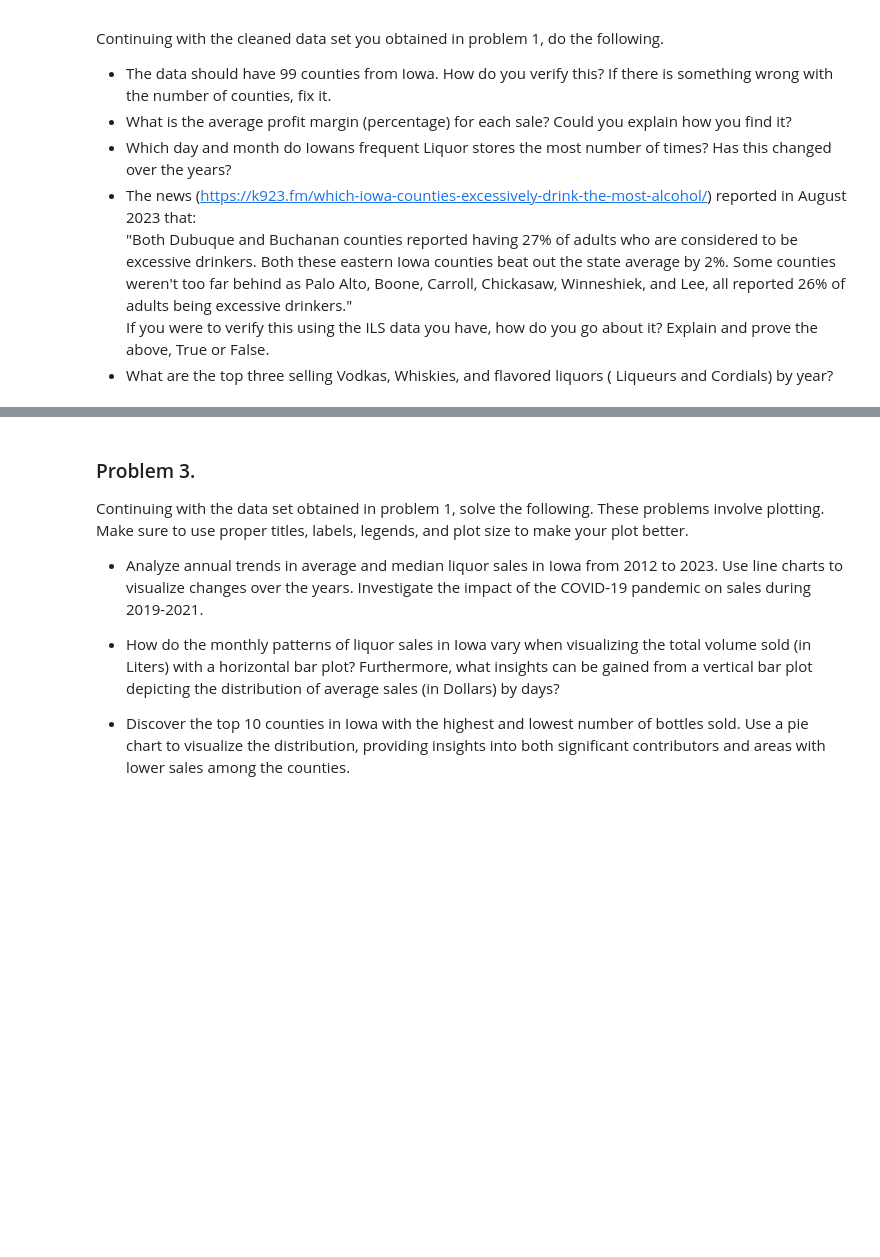
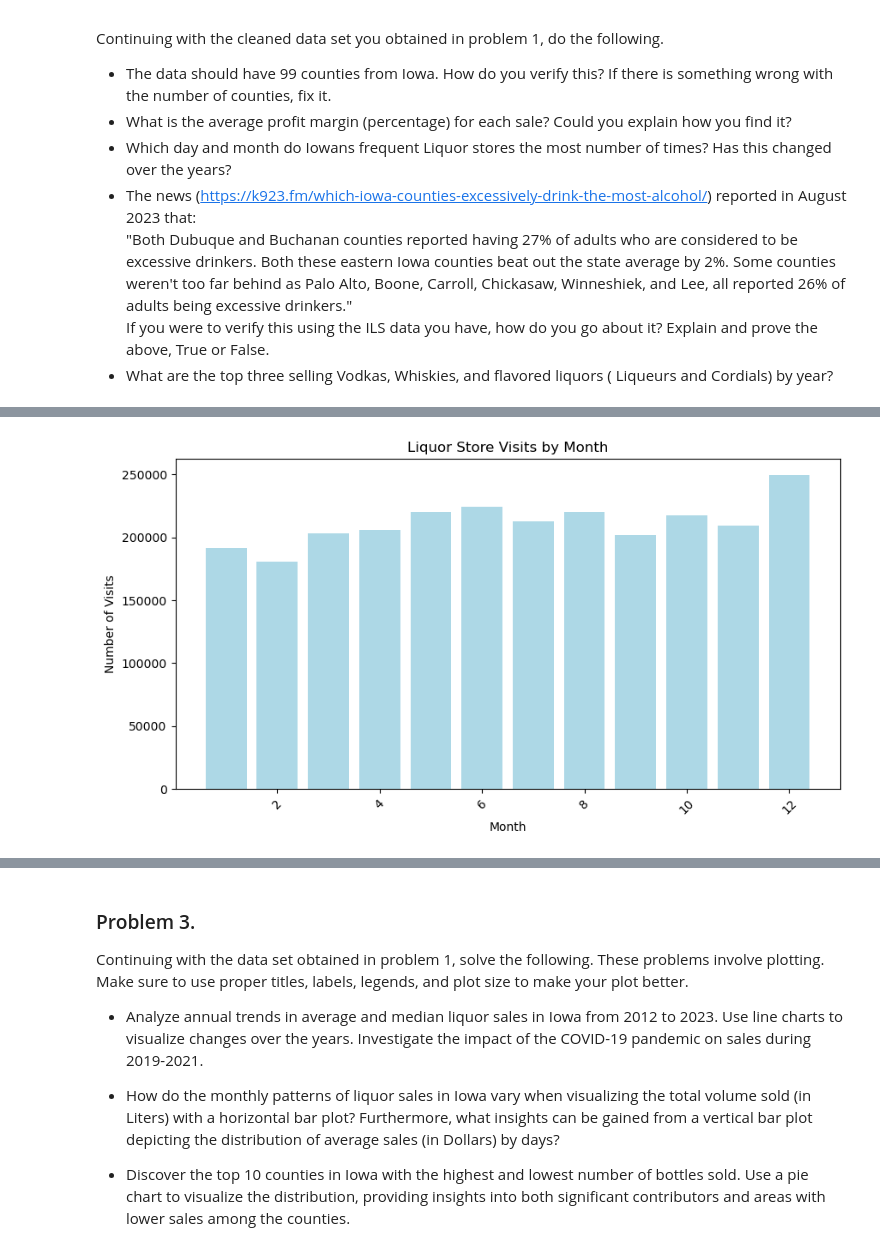
Before and after one commit to gabriel-ferreira-life/546_advanced_business_analytics, a Jupyter notebook: homework/homework_1/HW1_Solutions_GF.ipynb, the cells around one changed output, grey strips where cells are left out. Saved outputs shown, nothing was run; the diff lists cells and outputs as text; code cells hidden in the pictures; blank space fills up the shorter version.

```diff
--- a/homework/homework_1/HW1_Solutions_GF.ipynb
+++ b/homework/homework_1/HW1_Solutions_GF.ipynb
@@ -339,3 +329,9 @@ Continuing with the cleaned data set you obtained in problem 1, do the following
 "Both Dubuque and Buchanan counties reported having 27% of adults who are considered to be excessive drinkers. Both these eastern Iowa counties beat out the state average by 2%. Some counties weren't too far behind as Palo Alto, Boone, Carroll, Chickasaw, Winneshiek, and Lee, all reported 26% of adults being excessive drinkers."
 If you were to verify this using the ILS data you have, how do you go about it? Explain and prove the above, True or False.
 * What are the top three selling Vodkas, Whiskies, and flavored liquors ( Liqueurs and Cordials) by year?
+# %%
+# dataset file name
+ils_processed_file_name = "ils30_one_third.csv"
+
+ils_processed = pd.read_csv(data_loc + ils_processed_file_name)
+ils_processed.head()
@@ -341,0 +467,17 @@ If you were to verify this using the ILS data you have, how do you go about it?
+# %%
+import matplotlib.pyplot as plt
+
+# Group data by month and count occurrences
+grouped_data_day = ils_processed.groupby('month').size().reset_index(name='count')
+
+
+# Plot the data after grouping
+plt.figure(figsize=(10, 5))
+plt.bar(grouped_data_day['month'], grouped_data_day['count'], color='lightblue')
+plt.title('Liquor Store Visits by Month')
+plt.xlabel('Month')
+plt.ylabel('Number of Visits')
+plt.xticks(rotation=45)
+plt.show()
+# %% [output]
+[figure, added]
```
Also changed, not shown: parts of 62 cells of this notebook.
